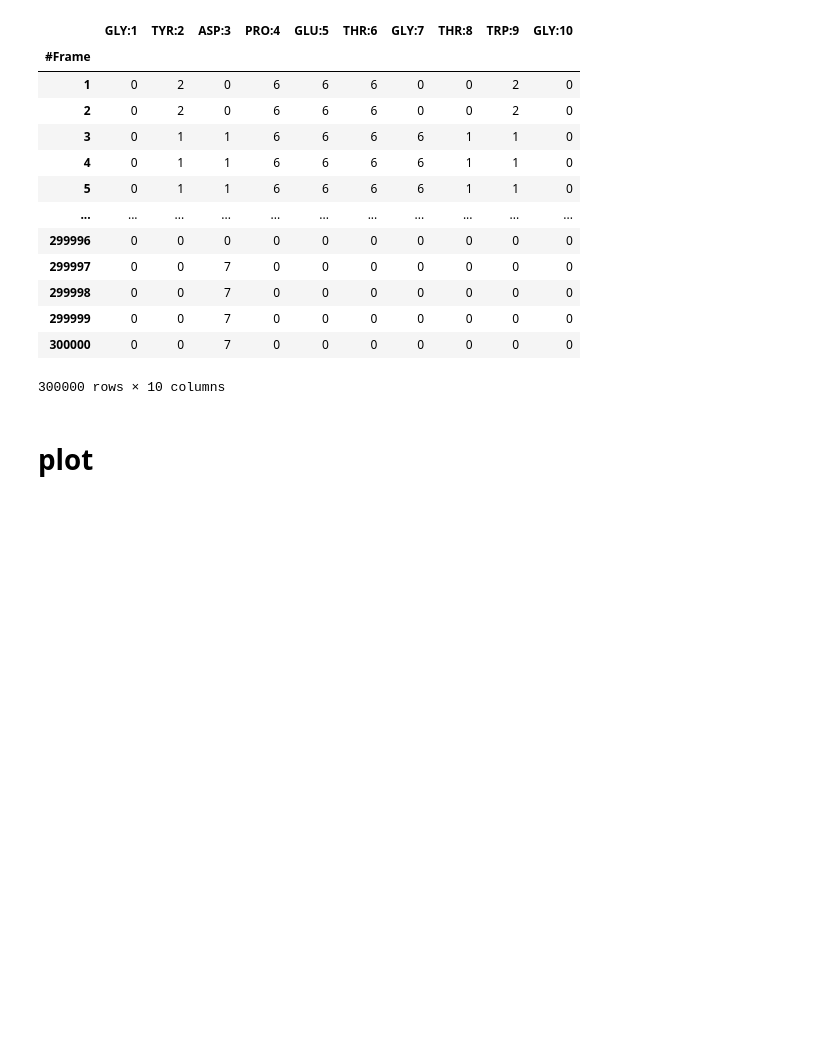
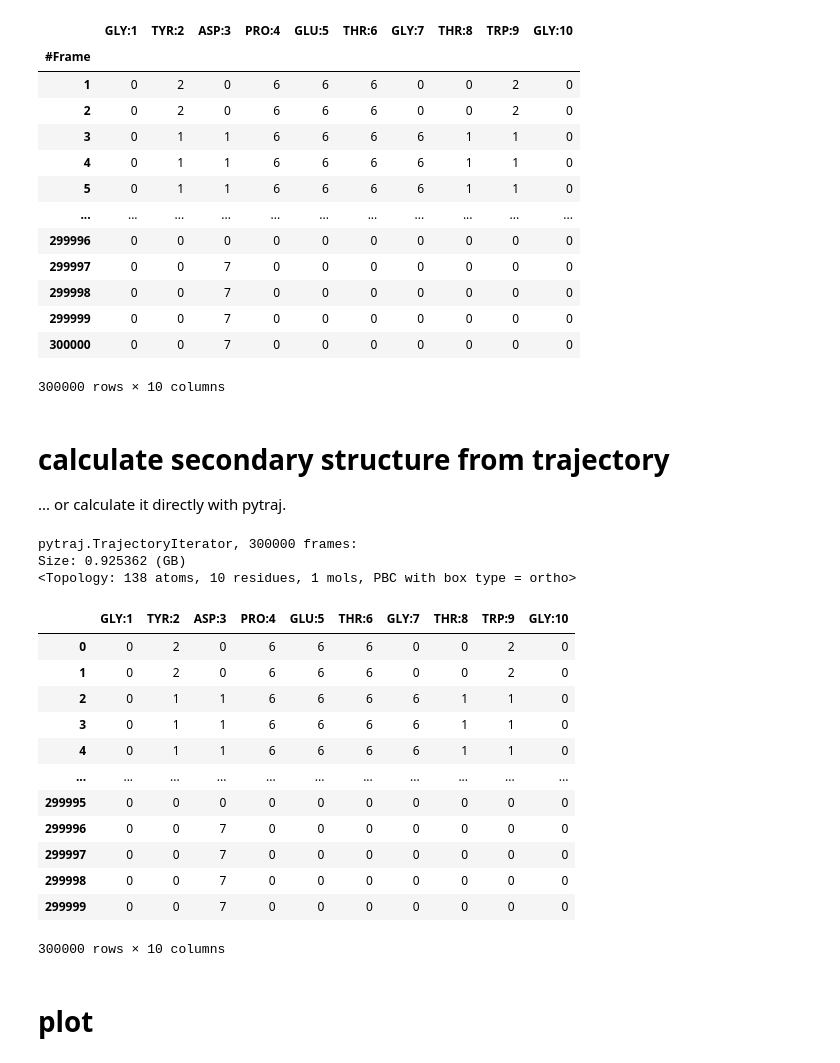
Before and after one commit to janikkokot/plotting_notebooks, a Jupyter notebook: secondary_structure.ipynb, the cells around one changed output. Cells and saved outputs as stored; diff of their text form; code cells hidden in the pictures; blank space fills up the shorter version.

```diff
--- a/secondary_structure.ipynb
+++ b/secondary_structure.ipynb
@@ -66,6 +70,40 @@ df
 | 299999 | 0 | 0 | 7 | 0 | 0 | 0 | 0 | 0 | 0 | 0 |
 | 300000 | 0 | 0 | 7 | 0 | 0 | 0 | 0 | 0 | 0 | 0 |
 300000 rows × 10 columns
+# %% [markdown]
+# calculate secondary structure from trajectory
+
+... or calculate it directly with pytraj.
+# %%
+traj = pt.iterload(
+    filename='/media/storage_6/ati/Chig_traj/cluster_cig_tip3p_rep1/Chig_Tip3p.nc',
+    top='/media/storage_6/ati/Chig_traj/cluster_cig_tip3p_rep1/Chig_Tip3p.parm7',
+)
+traj
+# %% [output]
+pytraj.TrajectoryIterator, 300000 frames:
+Size: 0.925362 (GB)
+<Topology: 138 atoms, 10 residues, 1 mols, PBC with box type = ortho>
+# %%
+residues, secondary_structure, average = pt.dssp(traj=traj)
+# %%
+dss_to_int = {dss: integer_val for integer_val, dss in encoding['Character'].to_dict().items()}
+df = pd.DataFrame(secondary_structure, columns=residues).replace(dss_to_int)
+df
+# %% [output]
+|  | GLY:1 | TYR:2 | ASP:3 | PRO:4 | GLU:5 | THR:6 | GLY:7 | THR:8 | TRP:9 | GLY:10 |
+| 0 | 0 | 2 | 0 | 6 | 6 | 6 | 0 | 0 | 2 | 0 |
+| 1 | 0 | 2 | 0 | 6 | 6 | 6 | 0 | 0 | 2 | 0 |
+| 2 | 0 | 1 | 1 | 6 | 6 | 6 | 6 | 1 | 1 | 0 |
+| 3 | 0 | 1 | 1 | 6 | 6 | 6 | 6 | 1 | 1 | 0 |
+| 4 | 0 | 1 | 1 | 6 | 6 | 6 | 6 | 1 | 1 | 0 |
+| ... | ... | ... | ... | ... | ... | ... | ... | ... | ... | ... |
+| 299995 | 0 | 0 | 0 | 0 | 0 | 0 | 0 | 0 | 0 | 0 |
+| 299996 | 0 | 0 | 7 | 0 | 0 | 0 | 0 | 0 | 0 | 0 |
+| 299997 | 0 | 0 | 7 | 0 | 0 | 0 | 0 | 0 | 0 | 0 |
+| 299998 | 0 | 0 | 7 | 0 | 0 | 0 | 0 | 0 | 0 | 0 |
+| 299999 | 0 | 0 | 7 | 0 | 0 | 0 | 0 | 0 | 0 | 0 |
+300000 rows × 10 columns
 # %% [markdown]
 # plot
 # %%
```
Also changed, not shown: parts of 4 cells of this notebook.
